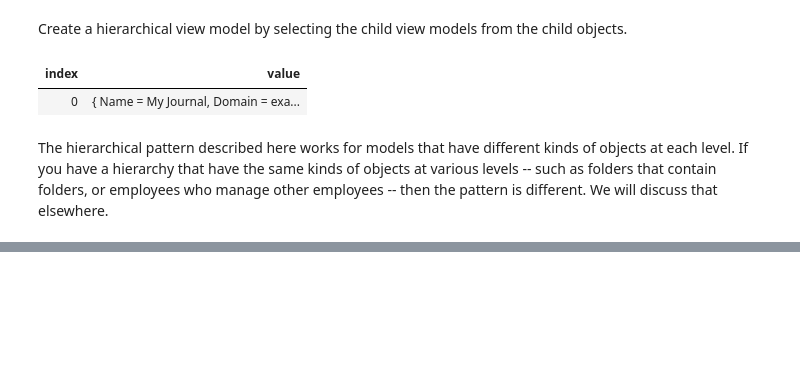
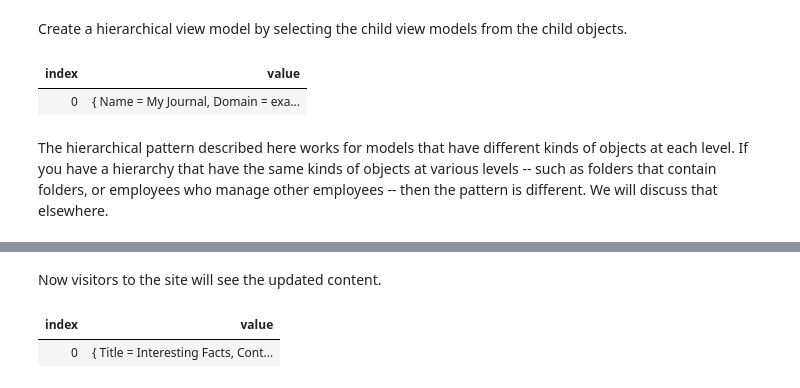
Before and after one commit to jinaga/BlogMaui, a Jupyter notebook: Notebooks/Modeling.ipynb, the cells around one changed output, grey strips where cells are left out. Saved outputs shown, nothing was run; the diff lists cells and outputs as text; code cells hidden in the pictures; blank space fills up the shorter version.

```diff
--- a/Notebooks/Modeling.ipynb
+++ b/Notebooks/Modeling.ipynb
@@ -555,0 +746,15 @@ We will discuss that elsewhere.
+# %% [markdown]
+Now visitors to the site will see the updated content.
+# %%
+publishedPosts = await jinagaClient.Query(publishedPostsInSite, site);
+
+publishedPostsViewModel = publishedPosts.Select(p => new
+{
+    Title = p.Title,
+    Content = p.Content
+});
+
+publishedPostsViewModel
+# %% [output]
+| index | value |
+| 0 | { Title = Interesting Facts, Cont... |
```
Also changed, not shown: parts of 36 cells of this notebook.
